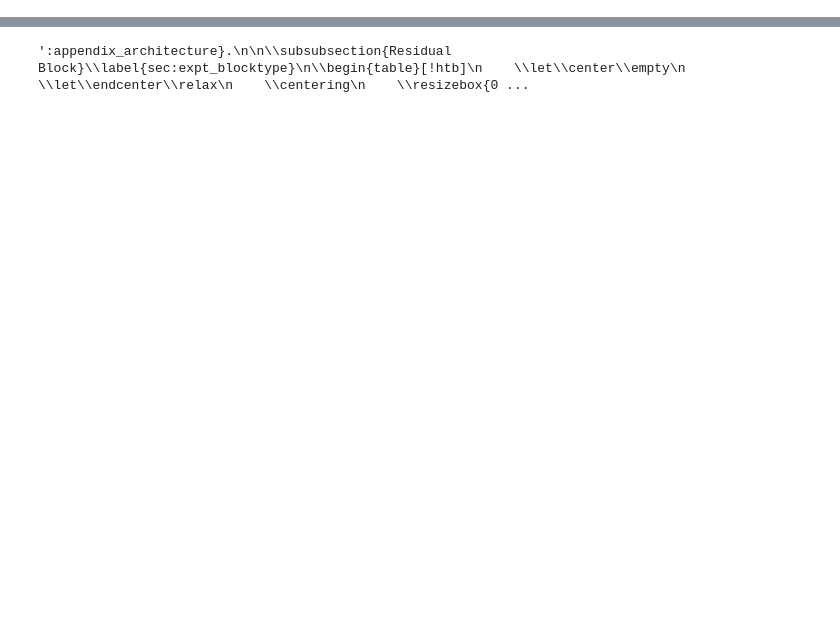
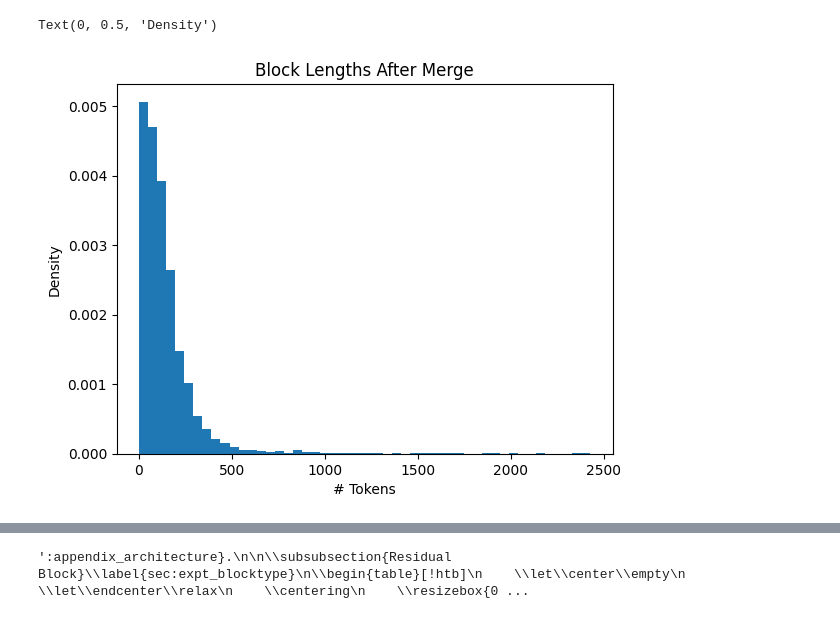
Before and after one commit to tn-learn/info-bazaar, a Jupyter notebook: notebooks/dataset_generation.ipynb, the cells around one changed output, grey strips where cells are left out. Saved outputs shown, nothing was run; the diff lists cells and outputs as text; code cells hidden in the pictures; blank space fills up the shorter version.

```diff
--- a/notebooks/dataset_generation.ipynb
+++ b/notebooks/dataset_generation.ipynb
@@ -20,0 +82,8 @@ from typing import List
+# %%
+plt.hist([block['num_tokens'] for block in all_blocks], bins=50, density=True)
+plt.title("Block Lengths After Merge")
+plt.xlabel("# Tokens")
+plt.ylabel("Density")
+# %% [output]
+Text(0, 0.5, 'Density')
+[figure, added]
```
Also changed, not shown: parts of 61 cells of this notebook, 3 other files.
